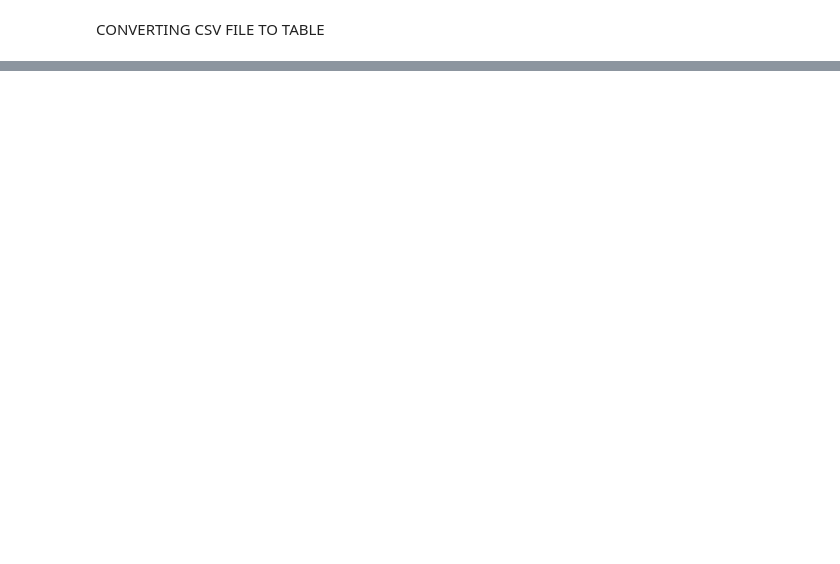
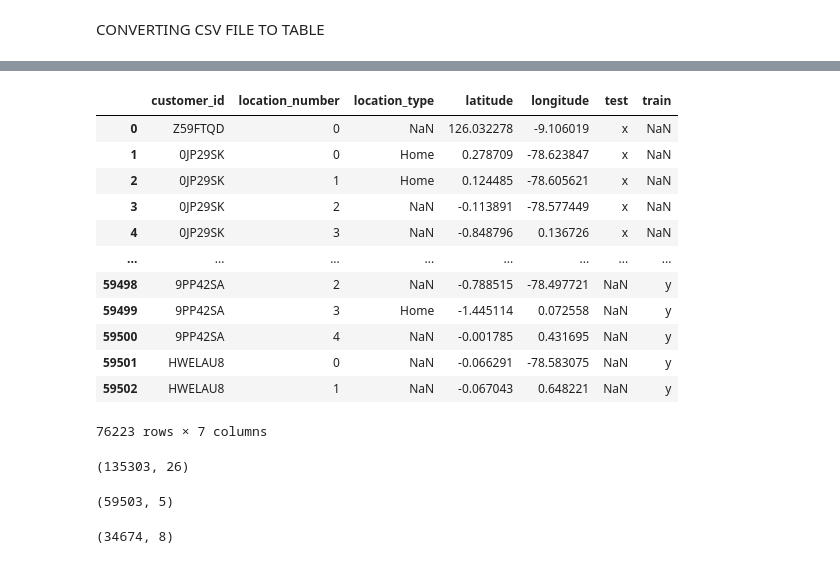
Before and after one commit to The-DigitalAcademy/Restaurant_Recommendation, a Jupyter notebook: ResturantRecommend(SQL).ipynb, the cells around one changed output, grey strips where cells are left out. Drawn from its saved outputs; the diff is of its cells as text; code cells hidden in the pictures; blank space fills up the shorter version.

```diff
--- a/ResturantRecommend(SQL).ipynb
+++ b/ResturantRecommend(SQL).ipynb
@@ -42,3 +111,32 @@ test_locations = pd.read_csv('/Users/da_m1_52/Downloads/test_locations.csv')
+# %%
+locations = pd.concat([test_locations,train_locations], axis=0)
+locations
+# %% [output]
+|  | customer_id | location_number | location_type | latitude | longitude | test | train |
+| 0 | Z59FTQD | 0 | NaN | 126.032278 | -9.106019 | x | NaN |
+| 1 | 0JP29SK | 0 | Home | 0.278709 | -78.623847 | x | NaN |
+| 2 | 0JP29SK | 1 | Home | 0.124485 | -78.605621 | x | NaN |
+| 3 | 0JP29SK | 2 | NaN | -0.113891 | -78.577449 | x | NaN |
+| 4 | 0JP29SK | 3 | NaN | -0.848796 | 0.136726 | x | NaN |
+| ... | ... | ... | ... | ... | ... | ... | ... |
+| 59498 | 9PP42SA | 2 | NaN | -0.788515 | -78.497721 | NaN | y |
+| 59499 | 9PP42SA | 3 | Home | -1.445114 | 0.072558 | NaN | y |
+| 59500 | 9PP42SA | 4 | NaN | -0.001785 | 0.431695 | NaN | y |
+| 59501 | HWELAU8 | 0 | NaN | -0.066291 | -78.583075 | NaN | y |
+| 59502 | HWELAU8 | 1 | NaN | -0.067043 | 0.648221 | NaN | y |
+76223 rows × 7 columns
+# %%
+orders.shape
+# %% [output]
+(135303, 26)
+# %%
+train_locations.shape
+# %% [output]
+(59503, 5)
+# %%
+train_customers.shape
+# %% [output]
+(34674, 8)
 # %%
 test_locations.head()
 # %% [output]
```
Also changed, not shown: parts of 53 cells of this notebook.
